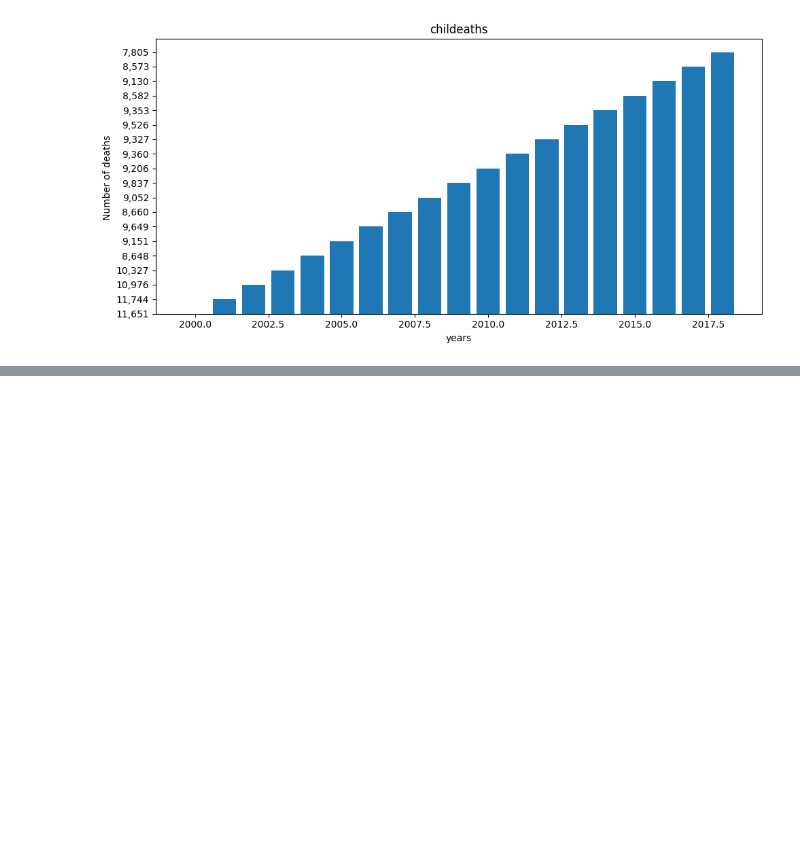
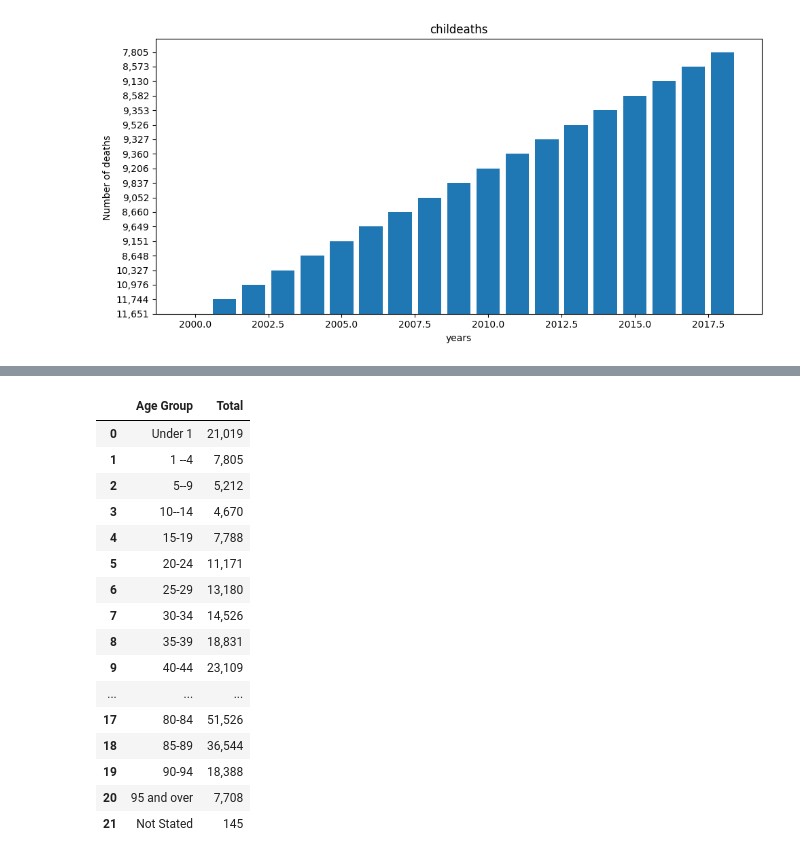
Before and after one commit to Glennarcega/IT-BA-3203-PROJECT, a Jupyter notebook: Social_Factor_of_death.ipynb, the cells around one changed output, grey strips where cells are left out. Saved outputs shown, nothing was run; the diff lists cells and outputs as text; code cells hidden in the pictures; blank space fills up the shorter version.

```diff
--- a/Social_Factor_of_death.ipynb
+++ b/Social_Factor_of_death.ipynb
@@ -170,0 +192,20 @@ plt.show()
+# %%
+df[['Age Group','Total']]
+# %% [output]
+|  | Age Group | Total |
+| 0 | Under 1 | 21,019 |
+| 1 | 1 --4 | 7,805 |
+| 2 | 5--9 | 5,212 |
+| 3 | 10--14 | 4,670 |
+| 4 | 15-19 | 7,788 |
+| 5 | 20-24 | 11,171 |
+| 6 | 25-29 | 13,180 |
+| 7 | 30-34 | 14,526 |
+| 8 | 35-39 | 18,831 |
+| 9 | 40-44 | 23,109 |
+| ... | ... | ... |
+| 17 | 80-84 | 51,526 |
+| 18 | 85-89 | 36,544 |
+| 19 | 90-94 | 18,388 |
+| 20 | 95 and over | 7,708 |
+| 21 | Not Stated | 145 |
```
Also changed, not shown: parts of 2 cells of this notebook.
